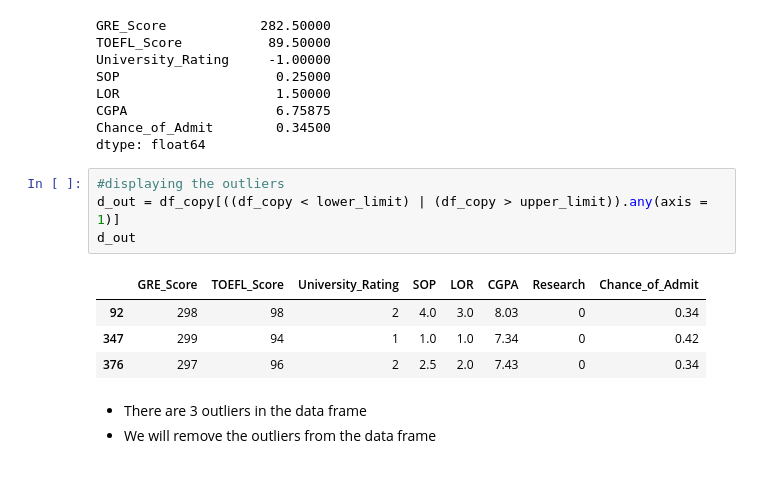
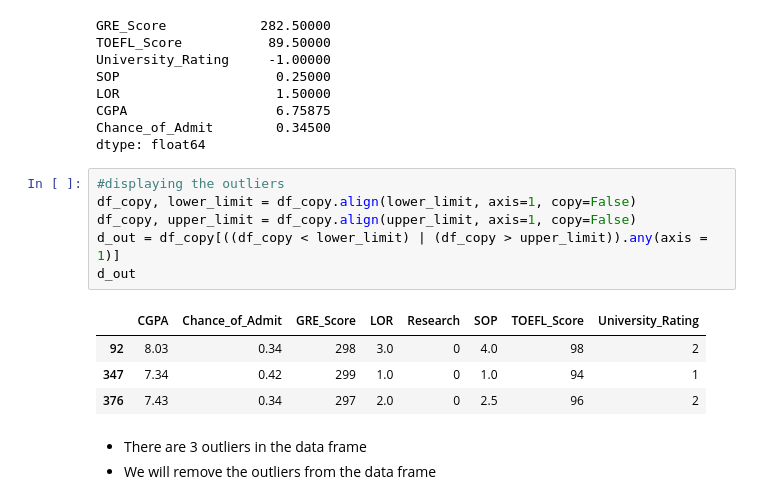
Before and after one commit to JudeTulel/GraduateAdmissionsPrediction, a Jupyter notebook: GraduateAdmissionsPrediction.ipynb, the cells around one changed output. Drawn from its saved outputs; the diff is of its cells as text.

```diff
--- a/GraduateAdmissionsPrediction.ipynb
+++ b/GraduateAdmissionsPrediction.ipynb
@@ -242,13 +242,15 @@ Chance_of_Admit        0.34500
 dtype: float64
 # %%
 #displaying the outliers
+df_copy, lower_limit = df_copy.align(lower_limit, axis=1, copy=False)
+df_copy, upper_limit = df_copy.align(upper_limit, axis=1, copy=False)
 d_out = df_copy[((df_copy < lower_limit) | (df_copy > upper_limit)).any(axis = 1)]
 d_out
 # %% [output]
-|  | GRE_Score | TOEFL_Score | University_Rating | SOP | LOR | CGPA | Research | Chance_of_Admit |
-| 92 | 298 | 98 | 2 | 4.0 | 3.0 | 8.03 | 0 | 0.34 |
-| 347 | 299 | 94 | 1 | 1.0 | 1.0 | 7.34 | 0 | 0.42 |
-| 376 | 297 | 96 | 2 | 2.5 | 2.0 | 7.43 | 0 | 0.34 |
+|  | CGPA | Chance_of_Admit | GRE_Score | LOR | Research | SOP | TOEFL_Score | University_Rating |
+| 92 | 8.03 | 0.34 | 298 | 3.0 | 0 | 4.0 | 98 | 2 |
+| 347 | 7.34 | 0.42 | 299 | 1.0 | 0 | 1.0 | 94 | 1 |
+| 376 | 7.43 | 0.34 | 297 | 2.0 | 0 | 2.5 | 96 | 2 |
 # %% [markdown]
 - There are 3 outliers in the data frame
 - We will remove the outliers from the data frame
```
Also changed, not shown: parts of 3 cells of this notebook.
